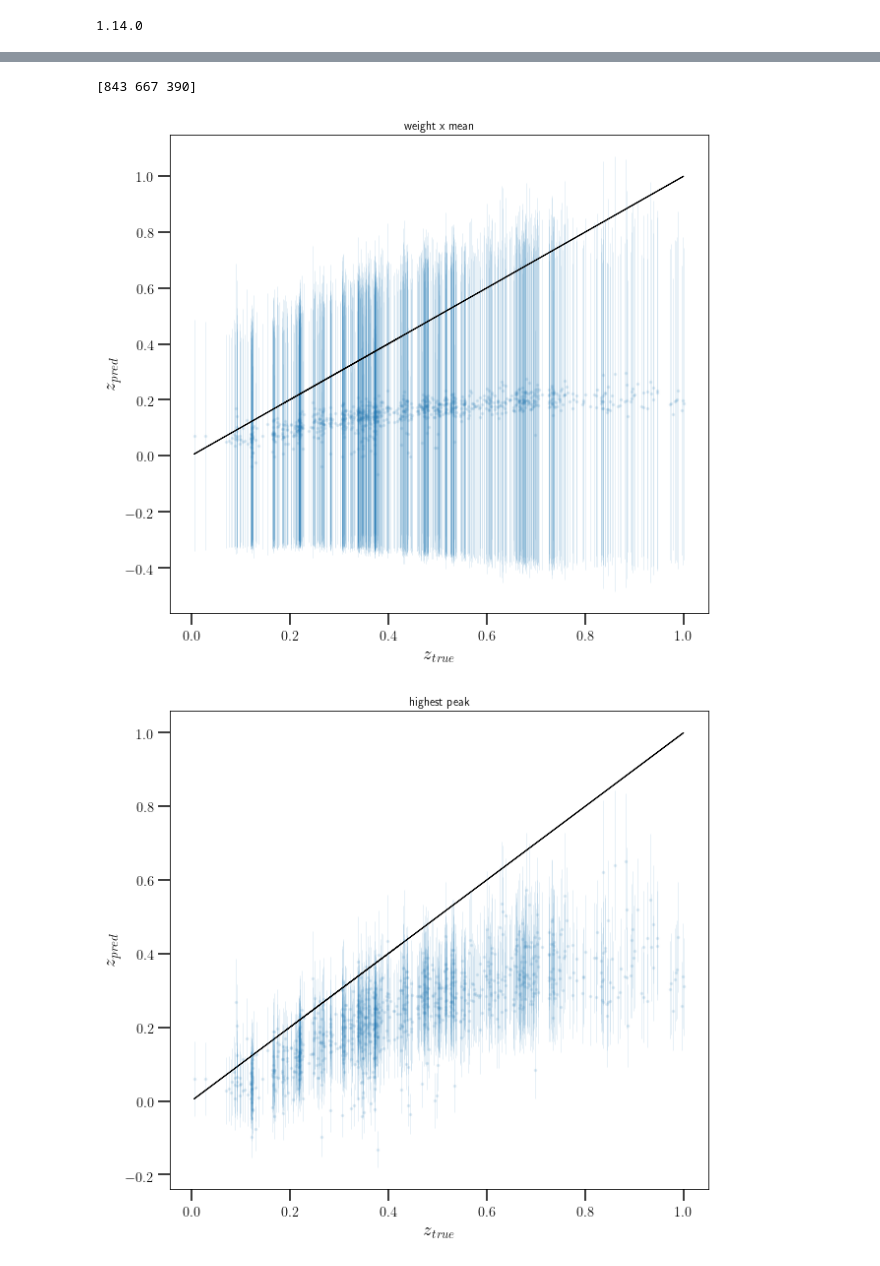
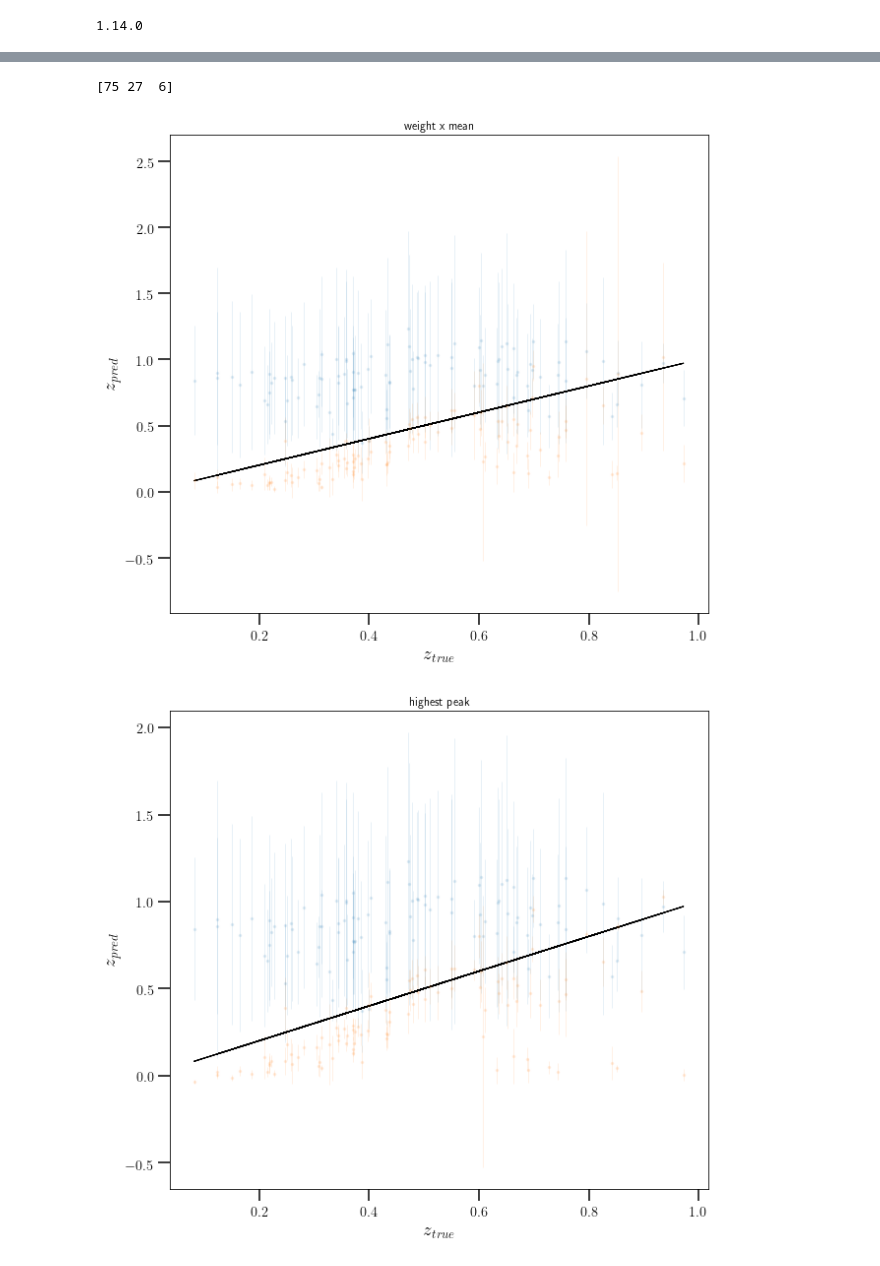
Before and after one commit to nesar/phoZ, a Jupyter notebook: Testing/mdn_test-cosmos.ipynb, the cells around one changed output, grey strips where cells are left out. Saved outputs shown, nothing was run; the diff lists cells and outputs as text; code cells hidden in the pictures.

Commit message:
sdss cosmos training

```diff
--- a/Testing/mdn_test-cosmos.ipynb
+++ b/Testing/mdn_test-cosmos.ipynb
@@ -585,2 +387,16 @@ num_test = 1000
 D = 14 #6  # number of features  (8 for DES, 6 for COSMOS)
+# %%
+#########################################################
+
+n_epochs = 100000 #1000 #20000 #20000
+K = 3
+learning_rate = 0.0001
+decay_rate= 0.01
+step=100
+num_train = 2900000
+
+syntheticTrain = True
+
+save_mod_2 = '../saved_hubs/'+'cosmos_Synthetic_'+str(syntheticTrain)+'_lr_'+str(learning_rate)+'_dr'+str(decay_rate)+'_step'+str(step)+'_ne'+str(n_epochs)+'_k'+str(K)+'_nt'+str(num_train)
+# cosmos_Synthetic_True_lr_0.0001_dr0.01_step100_ne100000_k3_nt2900000
 # %%
@@ -680,7 +429,7 @@ save_mod_2
 # %%
 ############ loading data ############
 
-_, _, X_test, y_test, ymax, ymin, xmax, xmin = ReadCosmos(path_program = '../../../Data/fromGalaxev/photozs/datasets/')
+_, _, X_test, y_test, ymax, ymin, xmax, xmin, y_temp, y_temp_p, y_temp_m = ReadCosmos(path_program = '../../../Data/fromGalaxev/photozs/datasets/')
 
 # print("Size of features in training data: {}".format(X_train.shape))
 # print("Size of output in training data: {}".format(y_train.shape))
@@ -692,41 +441,41 @@ Size of output in test data: (1000,)
 # %%
 # #### MODEL 1 ####
 
-# ##load network
-# neural_network_t = hub.Module(save_mod)
+##load network
+neural_network_t = hub.Module(save_mod)
 
-# ##testing
-# test_weights, test_means, test_std = testing(X_test,y_test)
+##testing
+test_weights, test_means, test_std = testing(X_test,y_test)
 
-# ##plotting
-# plot_pred_mean(test_means,test_weights,test_std,ymax,ymin,y_test)
-# test_mean_diff, test_med_diff, test_std_diff, test_mean_sigma, test_med_sigma, test_std_sigma = per_stats(test_means,test_weights,test_std,ymax,ymin,y_test)
-# plot_pred_peak(test_means,test_weights,test_std,ymax,ymin,y_test)
-# plot_pred_weight(test_means,test_weights,test_std,ymax,ymin,y_test)
-# plot_cum_sigma(test_weights,test_std,ymax,ymin)
+##plotting
+plot_pred_mean(test_means,test_weights,test_std,ymax,ymin,y_test)
+test_mean_diff, test_med_diff, test_std_diff, test_mean_sigma, test_med_sigma, test_std_sigma = per_stats(test_means,test_weights,test_std,ymax,ymin,y_test)
+plot_pred_peak(test_means,test_weights,test_std,ymax,ymin,y_test)
+plot_pred_weight(test_means,test_weights,test_std,ymax,ymin,y_test)
+plot_cum_sigma(test_weights,test_std,ymax,ymin)
 
 
 ##### MODEL 2 ####
 
 ##load network
 neural_network_t = hub.Module(save_mod_2)
 
 ##testing
 test_weights_2, test_means_2, test_std_2 = testing(X_test,y_test)
 
 ##plotting
 plot_pred_mean(test_means_2,test_weights_2,test_std_2,ymax,ymin,y_test)
 test_mean_diff_2, test_med_diff_2, test_std_diff_2, test_mean_sigma_2, test_med_sigma_2, test_std_sigma_2 = per_stats(test_means_2,test_weights_2,test_std_2,ymax,ymin,y_test)
 plot_pred_peak(test_means_2,test_weights_2,test_std_2,ymax,ymin,y_test)
 plot_pred_weight(test_means_2,test_weights_2,test_std_2,ymax,ymin,y_test)
 plot_cum_sigma(test_weights_2,test_std_2,ymax,ymin)
 
 ## plotting pdfs
 nrows = 3
 fig, axes = plt.subplots(nrows=nrows, ncols=1, sharex = True, figsize=(9, nrows*3), num='pdfs')
 # plot_pdfs(test_means,test_weights,test_std, y_test, num=nrows, train=False)
 plot_pdfs(test_means_2,test_weights_2,test_std_2, y_test, num=nrows, train=False)
 # %% [output]
-[843 667 390]
+[75 27  6]
-[figure, old version]
+[figure, new version]
-[figure, old version]
+[figure, new version]
```
Also changed, not shown: parts of 29 cells of this notebook, 20 other files.
